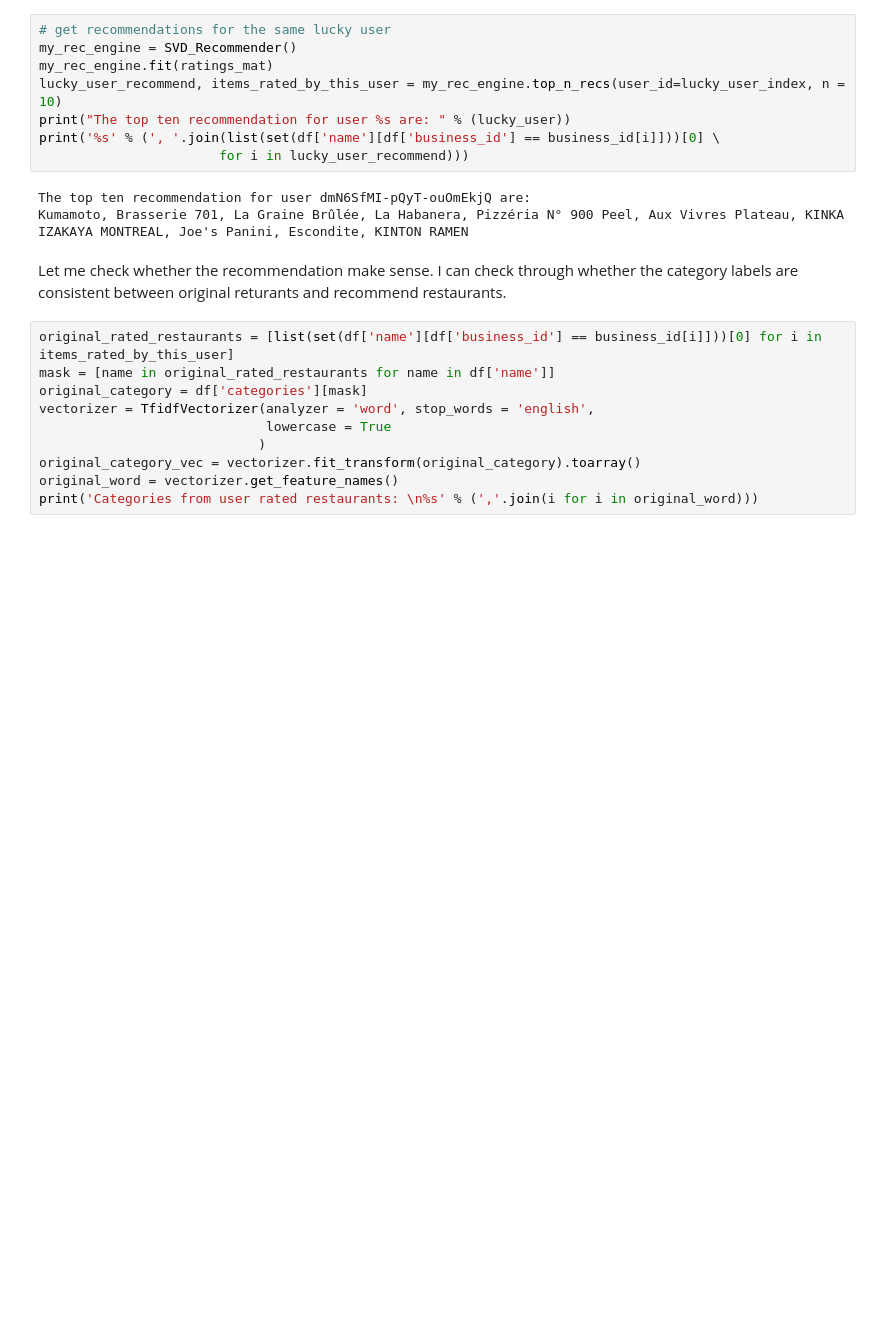
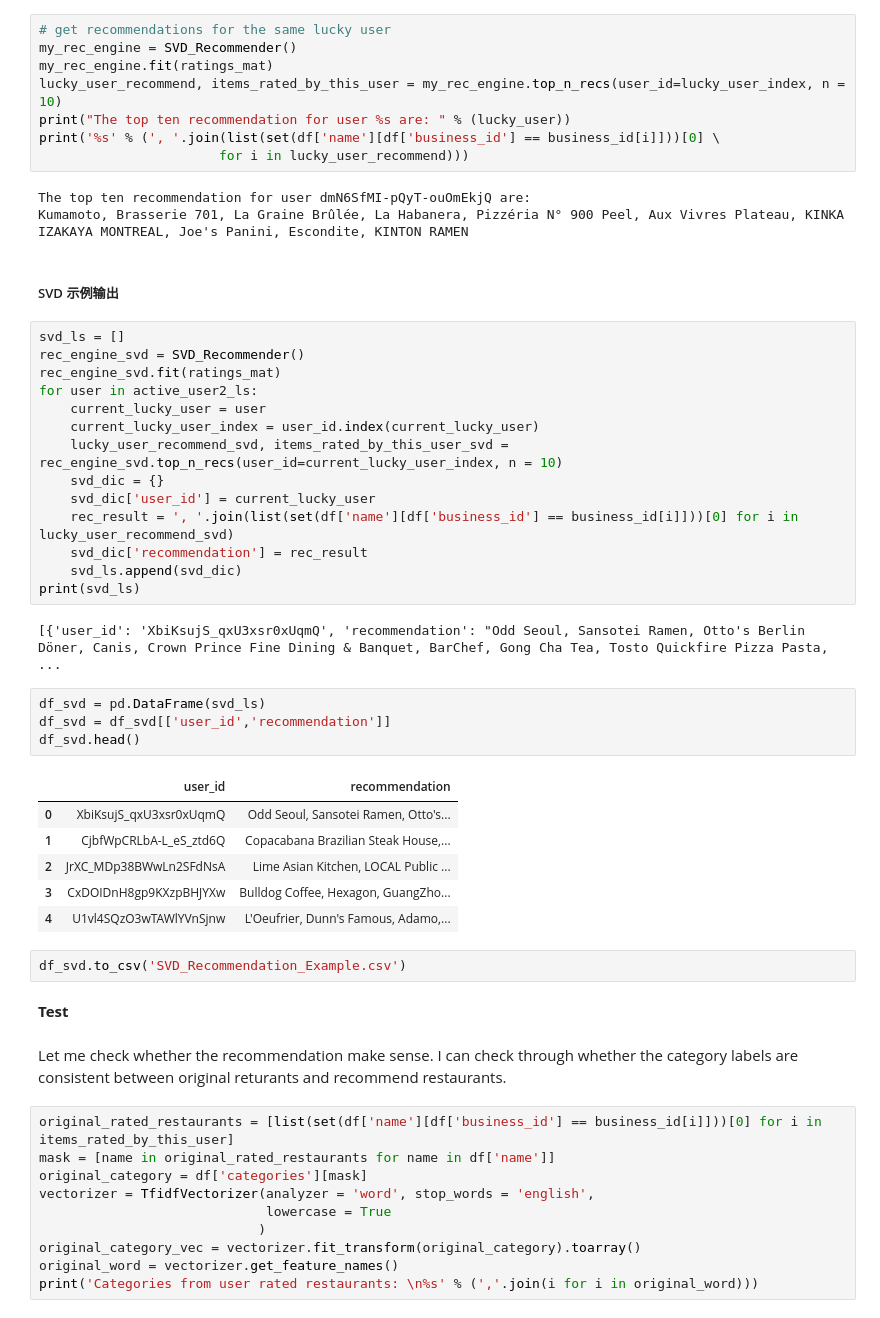
Before and after one commit to DataPieeeee/restaurant-recomendation-system, a Jupyter notebook: Step5_Yelp_Canada_2017&2018_Recommender.ipynb, the cells around one changed output. Drawn from its saved outputs; the diff is of its cells as text; blank space fills up the shorter version.

```diff
--- a/Step5_Yelp_Canada_2017&2018_Recommender.ipynb
+++ b/Step5_Yelp_Canada_2017&2018_Recommender.ipynb
@@ -398,6 +498,39 @@ print('%s' % (', '.join(list(set(df['name'][df['business_id'] == business_id[i]]
 # %% [output]
 The top ten recommendation for user dmN6SfMI-pQyT-ouOmEkjQ are:
 Kumamoto, Brasserie 701, La Graine Brûlée, La Habanera, Pizzéria N° 900 Peel, Aux Vivres Plateau, KINKA IZAKAYA MONTREAL, Joe's Panini, Escondite, KINTON RAMEN
+# %% [markdown]
+##### SVD 示例输出
+# %%
+svd_ls = []
+rec_engine_svd = SVD_Recommender()
+rec_engine_svd.fit(ratings_mat)
+for user in active_user2_ls:
+    current_lucky_user = user
+    current_lucky_user_index = user_id.index(current_lucky_user)
+    lucky_user_recommend_svd, items_rated_by_this_user_svd = rec_engine_svd.top_n_recs(user_id=current_lucky_user_index, n = 10)
+    svd_dic = {}
+    svd_dic['user_id'] = current_lucky_user
+    rec_result = ', '.join(list(set(df['name'][df['business_id'] == business_id[i]]))[0] for i in lucky_user_recommend_svd)
+    svd_dic['recommendation'] = rec_result
+    svd_ls.append(svd_dic)
+print(svd_ls)
+# %% [output]
+[{'user_id': 'XbiKsujS_qxU3xsr0xUqmQ', 'recommendation': "Odd Seoul, Sansotei Ramen, Otto's Berlin Döner, Canis, Crown Prince Fine Dining & Banquet, BarChef, Gong Cha Tea, Tosto Quickfire Pizza Pasta, ...
+# %%
+df_svd = pd.DataFrame(svd_ls)
+df_svd = df_svd[['user_id','recommendation']]
+df_svd.head()
+# %% [output]
+|  | user_id | recommendation |
+| 0 | XbiKsujS_qxU3xsr0xUqmQ | Odd Seoul, Sansotei Ramen, Otto's... |
+| 1 | CjbfWpCRLbA-L_eS_ztd6Q | Copacabana Brazilian Steak House,... |
+| 2 | JrXC_MDp38BWwLn2SFdNsA | Lime Asian Kitchen, LOCAL Public ... |
+| 3 | CxDOIDnH8gp9KXzpBHJYXw | Bulldog Coffee, Hexagon, GuangZho... |
+| 4 | U1vl4SQzO3wTAWlYVnSjnw | L'Oeufrier, Dunn's Famous, Adamo,... |
+# %%
+df_svd.to_csv('SVD_Recommendation_Example.csv')
+# %% [markdown]
+**Test**
 # %% [markdown]
 Let me check whether the recommendation make sense. I can check through whether the category labels are consistent between original returants and recommend restaurants.
 # %%
```
Also changed, not shown: parts of 12 cells of this notebook, 3 other files.
